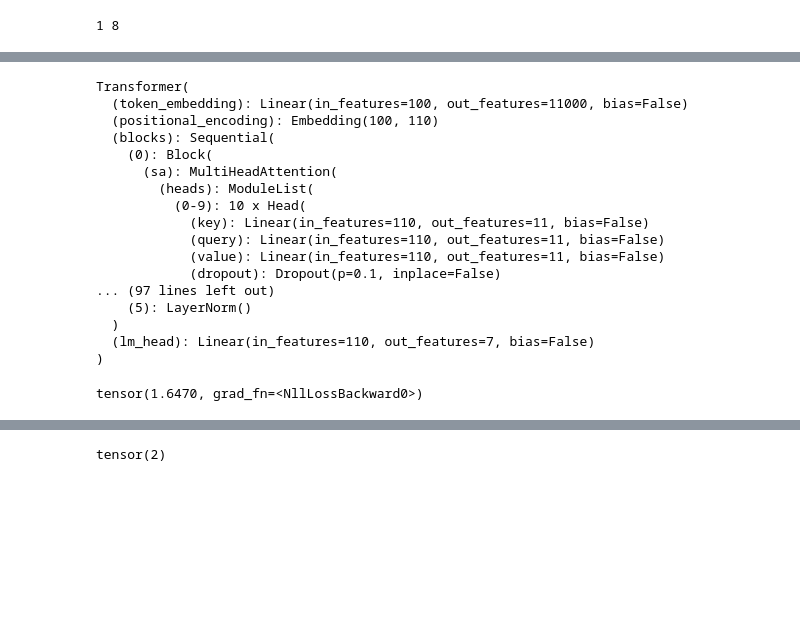
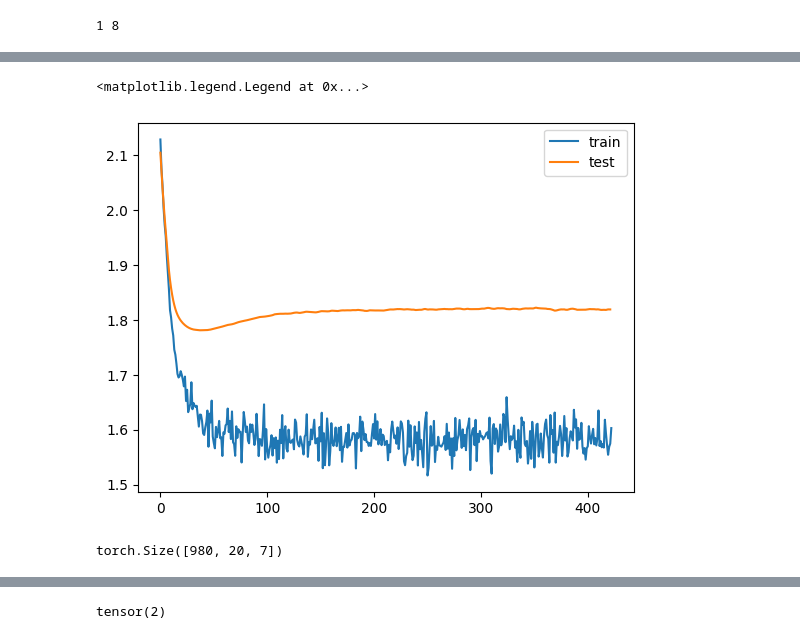
Before and after one commit to pacanada/trading, a Jupyter notebook: notebooks/transformer_model_categorical_univariate.ipynb, the cells around one changed output, grey strips where cells are left out. Saved outputs shown, nothing was run; the diff lists cells and outputs as text; code cells hidden in the pictures; blank space fills up the shorter version.

```diff
--- a/notebooks/transformer_model_categorical_univariate.ipynb
+++ b/notebooks/transformer_model_categorical_univariate.ipynb
@@ -260,27 +290,16 @@ KeyboardInterrupt:
+# %%
+plt.plot(loss_training_l, label="train")
+plt.plot(loss_val_l, label="test")
+plt.legend()
+# %% [output]
+<matplotlib.legend.Legend at 0x...>
+[figure, added]
 # %%
 m=m.eval()
-out = m(X_test)
+out = m(X_test.squeeze())
 loss = loss_fn(out.view(-1,config.vocab_size),y_test.view(-1))
-m.train()
+m=m.train()
-# %% [output]
-Transformer(
-  (token_embedding): Linear(in_features=100, out_features=11000, bias=False)
-  (positional_encoding): Embedding(100, 110)
-  (blocks): Sequential(
-    (0): Block(
-      (sa): MultiHeadAttention(
-        (heads): ModuleList(
-          (0-9): 10 x Head(
-            (key): Linear(in_features=110, out_features=11, bias=False)
-            (query): Linear(in_features=110, out_features=11, bias=False)
-            (value): Linear(in_features=110, out_features=11, bias=False)
-            (dropout): Dropout(p=0.1, inplace=False)
-... (97 lines left out)
-    (5): LayerNorm()
-  )
-  (lm_head): Linear(in_features=110, out_features=7, bias=False)
-)
-# %%
-loss
-# %% [output]
-tensor(1.6470, grad_fn=<NllLossBackward0>)
+# %%
+out.size()
+# %% [output]
+torch.Size([980, 20, 7])
```
Also changed, not shown: parts of 17 cells of this notebook, 6 other files.
